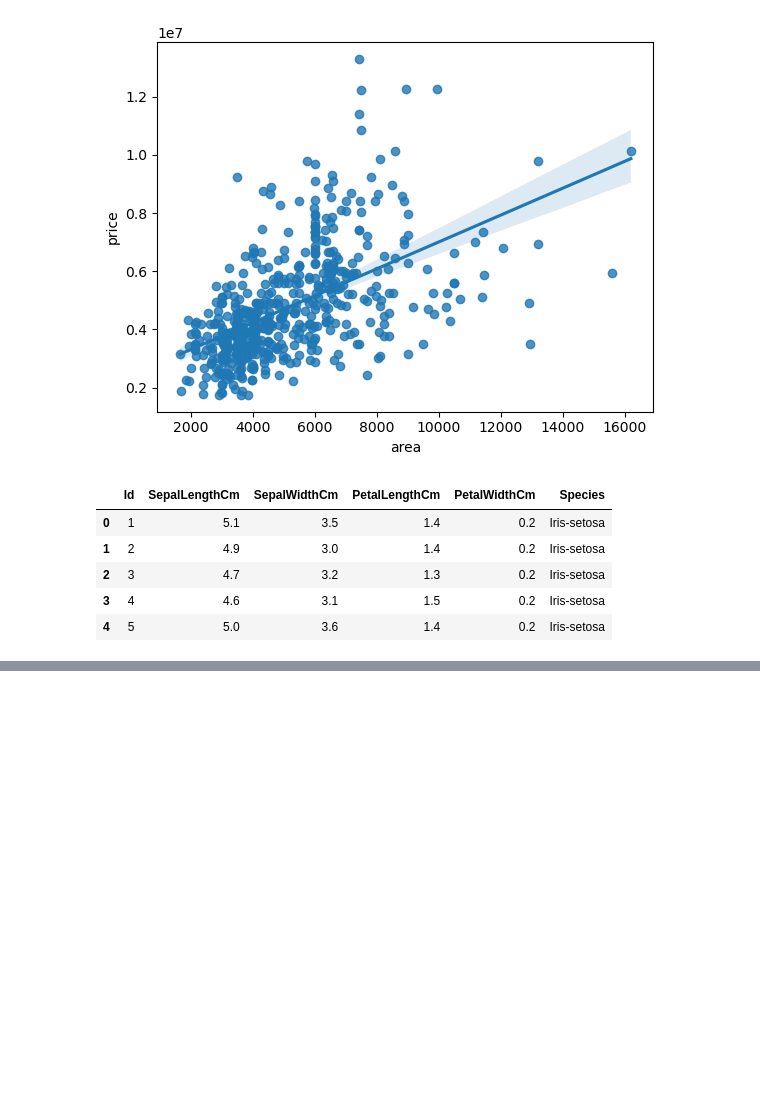
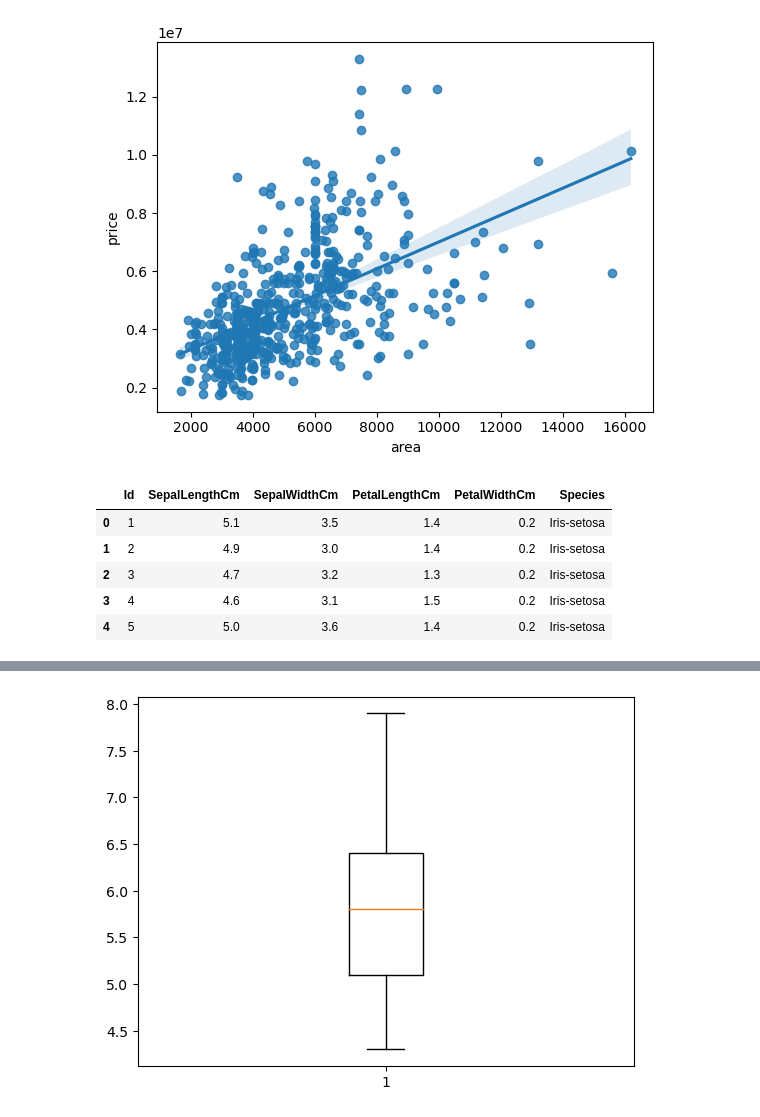
Before and after one commit to rafaelnogueira98/analise_exploratoria, a Jupyter notebook: analise_exploratoria.ipynb, the cells around one changed output, grey strips where cells are left out. Saved outputs shown, nothing was run; the diff lists cells and outputs as text; code cells hidden in the pictures; blank space fills up the shorter version.

```diff
--- a/analise_exploratoria.ipynb
+++ b/analise_exploratoria.ipynb
@@ -180,0 +208,4 @@ iris.head()
+# %%
+plt.boxplot(iris["SepalLengthCm"]);
+# %% [output]
+[figure, added]
```
Also changed, not shown: parts of 12 cells of this notebook, 2 other files.
